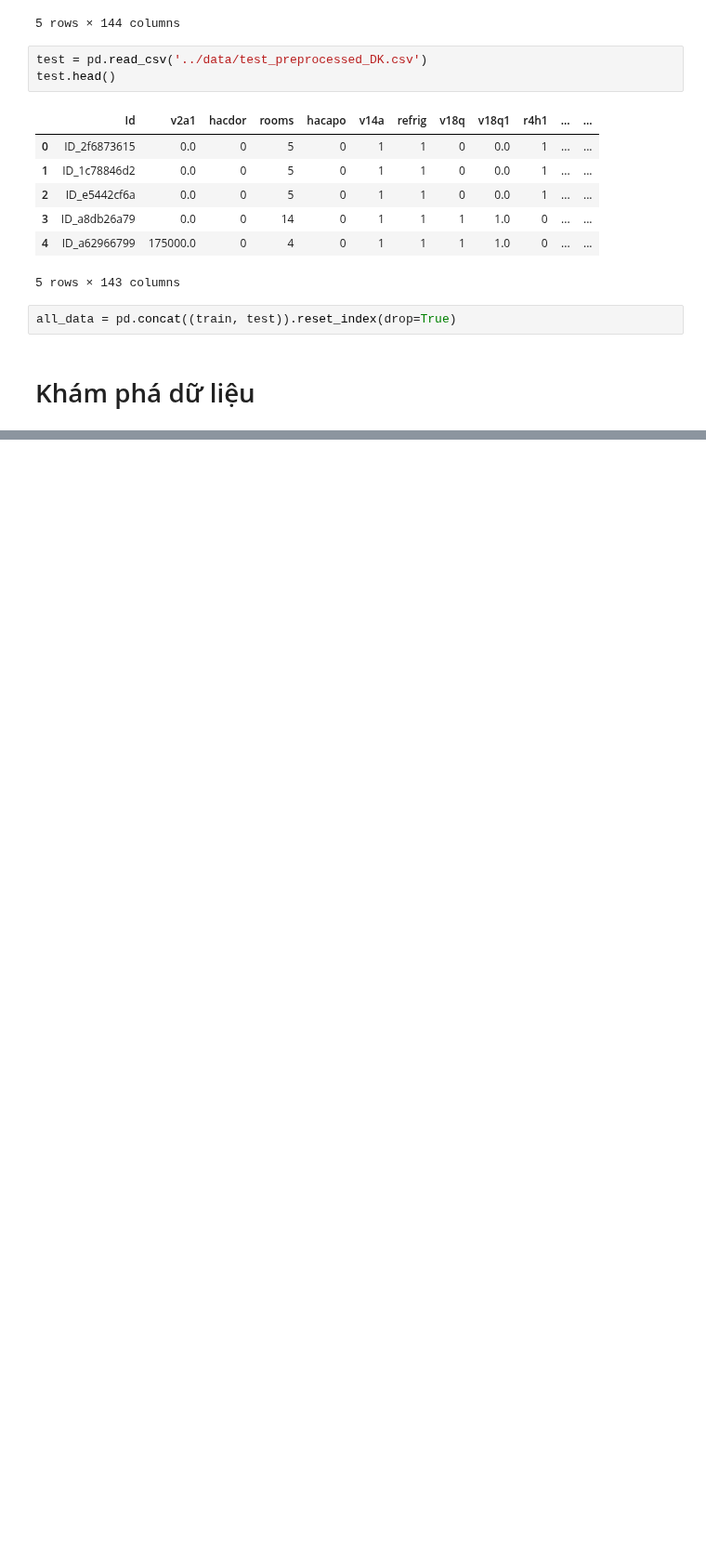
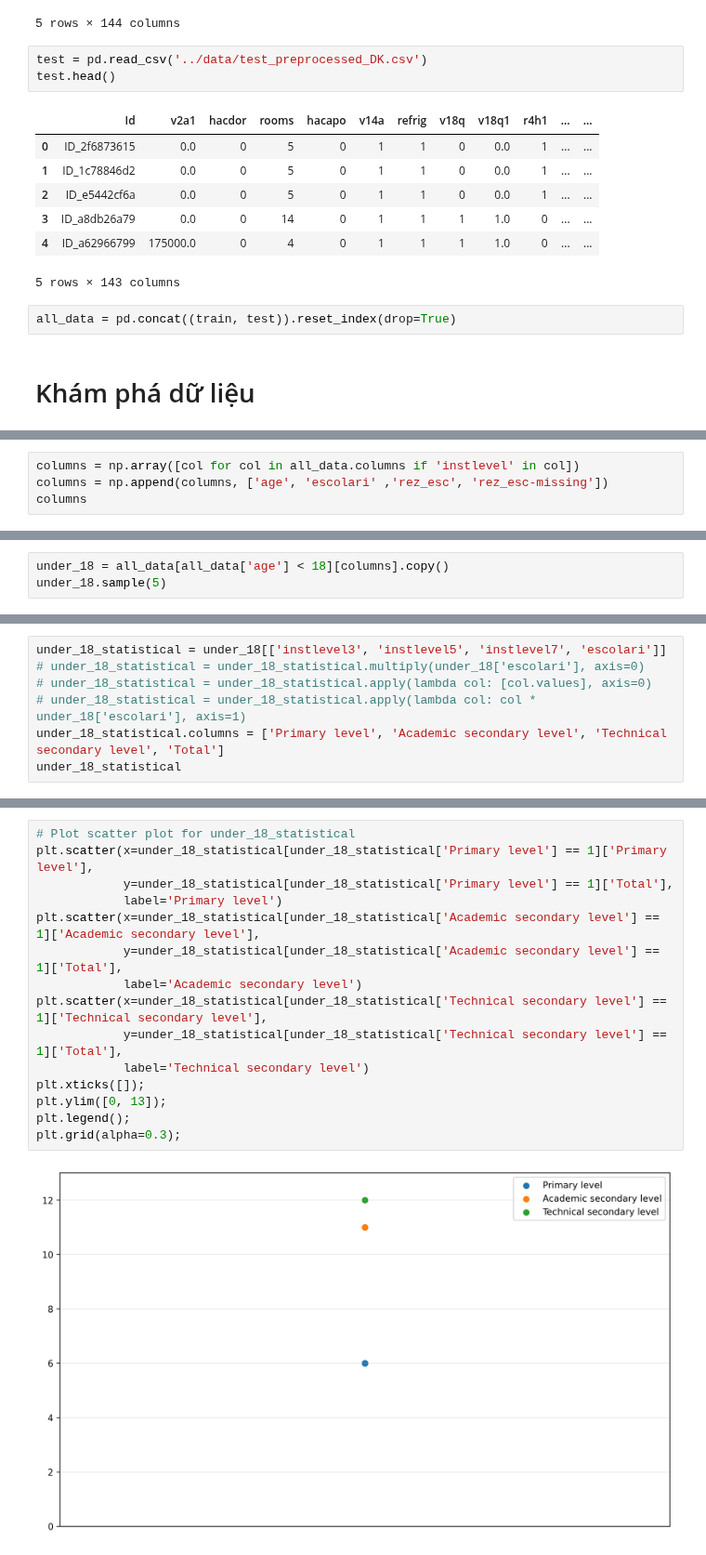
Before and after one commit to iam-Dylan/costa-rican-household, a Jupyter notebook: source/eda_DK.ipynb, the cells around one changed output, grey strips where cells are left out. Shown at 93% size. Drawn from its saved outputs; the diff is of its cells as text; blank space fills up the shorter version.

```diff
--- a/source/eda_DK.ipynb
+++ b/source/eda_DK.ipynb
@@ -45,0 +88,4 @@ all_data = pd.concat((train, test)).reset_index(drop=True)
+# %%
+columns = np.array([col for col in all_data.columns if 'instlevel' in col])
+columns = np.append(columns, ['age', 'escolari' ,'rez_esc', 'rez_esc-missing'])
+columns
@@ -45,0 +97,3 @@ all_data = pd.concat((train, test)).reset_index(drop=True)
+# %%
+under_18 = all_data[all_data['age'] < 18][columns].copy()
+under_18.sample(5)
@@ -45,0 +109,7 @@ all_data = pd.concat((train, test)).reset_index(drop=True)
+# %%
+under_18_statistical = under_18[['instlevel3', 'instlevel5', 'instlevel7', 'escolari']]
+# under_18_statistical = under_18_statistical.multiply(under_18['escolari'], axis=0)
+# under_18_statistical = under_18_statistical.apply(lambda col: [col.values], axis=0)
+# under_18_statistical = under_18_statistical.apply(lambda col: col * under_18['escolari'], axis=1)
+under_18_statistical.columns = ['Primary level', 'Academic secondary level', 'Technical secondary level', 'Total']
+under_18_statistical
@@ -45,0 +130,17 @@ all_data = pd.concat((train, test)).reset_index(drop=True)
+# %%
+# Plot scatter plot for under_18_statistical
+plt.scatter(x=under_18_statistical[under_18_statistical['Primary level'] == 1]['Primary level'],
+            y=under_18_statistical[under_18_statistical['Primary level'] == 1]['Total'],
+            label='Primary level')
+plt.scatter(x=under_18_statistical[under_18_statistical['Academic secondary level'] == 1]['Academic secondary level'],
+            y=under_18_statistical[under_18_statistical['Academic secondary level'] == 1]['Total'],
+            label='Academic secondary level')
+plt.scatter(x=under_18_statistical[under_18_statistical['Technical secondary level'] == 1]['Technical secondary level'],
+            y=under_18_statistical[under_18_statistical['Technical secondary level'] == 1]['Total'],
+            label='Technical secondary level')
+plt.xticks([]);
+plt.ylim([0, 13]);
+plt.legend();
+plt.grid(alpha=0.3);
+# %% [output]
+[figure, added]
```
Also changed, not shown: parts of 24 cells of this notebook.
